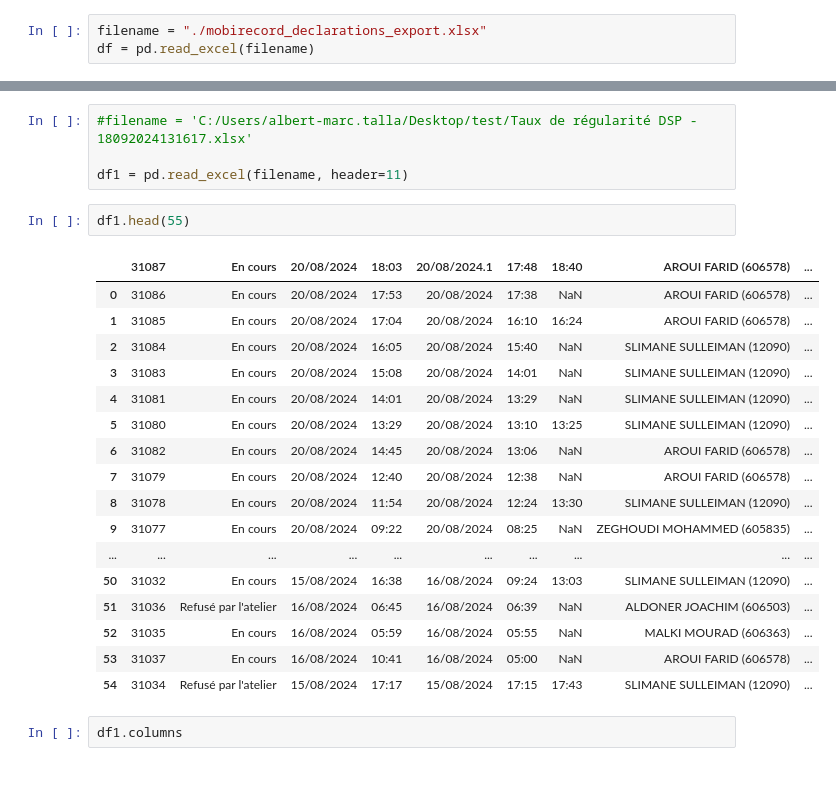
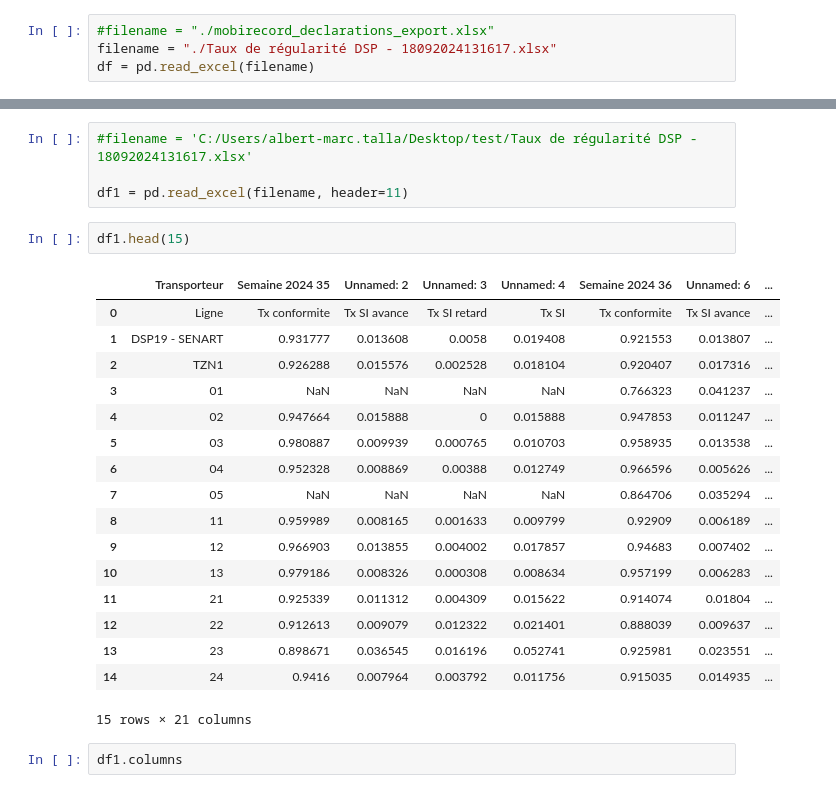
Before and after one commit to alberttalla/traitement_sae, a Jupyter notebook: TRAITEMENT SAE.ipynb, the cells around one changed output, grey strips where cells are left out. Saved outputs shown, nothing was run; the diff lists cells and outputs as text.

```diff
--- a/TRAITEMENT SAE.ipynb
+++ b/TRAITEMENT SAE.ipynb
@@ -21,4 +15,5 @@ Requirement already satisfied: et-xmlfile in /usr/local/lib/python3.11/site-pack
 # %%
-filename = "./mobirecord_declarations_export.xlsx"
+#filename = "./mobirecord_declarations_export.xlsx"
+filename = "./Taux de régularité DSP - 18092024131617.xlsx"
 df = pd.read_excel(filename)
 # %%
@@ -46,25 +36,25 @@ df.head(50)
 
 df1 = pd.read_excel(filename, header=11)
 # %%
-df1.head(55)
+df1.head(15)
 # %% [output]
-|  | 31087 | En cours | 20/08/2024 | 18:03 | 20/08/2024.1 | 17:48 | 18:40 | AROUI FARID (606578) | ... |
-| 0 | 31086 | En cours | 20/08/2024 | 17:53 | 20/08/2024 | 17:38 | NaN | AROUI FARID (606578) | ... |
-| 1 | 31085 | En cours | 20/08/2024 | 17:04 | 20/08/2024 | 16:10 | 16:24 | AROUI FARID (606578) | ... |
-| 2 | 31084 | En cours | 20/08/2024 | 16:05 | 20/08/2024 | 15:40 | NaN | SLIMANE SULLEIMAN (12090) | ... |
-| 3 | 31083 | En cours | 20/08/2024 | 15:08 | 20/08/2024 | 14:01 | NaN | SLIMANE SULLEIMAN (12090) | ... |
-| 4 | 31081 | En cours | 20/08/2024 | 14:01 | 20/08/2024 | 13:29 | NaN | SLIMANE SULLEIMAN (12090) | ... |
-| 5 | 31080 | En cours | 20/08/2024 | 13:29 | 20/08/2024 | 13:10 | 13:25 | SLIMANE SULLEIMAN (12090) | ... |
-| 6 | 31082 | En cours | 20/08/2024 | 14:45 | 20/08/2024 | 13:06 | NaN | AROUI FARID (606578) | ... |
-| 7 | 31079 | En cours | 20/08/2024 | 12:40 | 20/08/2024 | 12:38 | NaN | AROUI FARID (606578) | ... |
-| 8 | 31078 | En cours | 20/08/2024 | 11:54 | 20/08/2024 | 12:24 | 13:30 | SLIMANE SULLEIMAN (12090) | ... |
-| 9 | 31077 | En cours | 20/08/2024 | 09:22 | 20/08/2024 | 08:25 | NaN | ZEGHOUDI MOHAMMED (605835) | ... |
-| ... | ... | ... | ... | ... | ... | ... | ... | ... | ... |
-| 50 | 31032 | En cours | 15/08/2024 | 16:38 | 16/08/2024 | 09:24 | 13:03 | SLIMANE SULLEIMAN (12090) | ... |
-| 51 | 31036 | Refusé par l'atelier | 16/08/2024 | 06:45 | 16/08/2024 | 06:39 | NaN | ALDONER JOACHIM (606503) | ... |
-| 52 | 31035 | En cours | 16/08/2024 | 05:59 | 16/08/2024 | 05:55 | NaN | MALKI MOURAD (606363) | ... |
-| 53 | 31037 | En cours | 16/08/2024 | 10:41 | 16/08/2024 | 05:00 | NaN | AROUI FARID (606578) | ... |
-| 54 | 31034 | Refusé par l'atelier | 15/08/2024 | 17:17 | 15/08/2024 | 17:15 | 17:43 | SLIMANE SULLEIMAN (12090) | ... |
+|  | Transporteur | Semaine 2024 35 | Unnamed: 2 | Unnamed: 3 | Unnamed: 4 | Semaine 2024 36 | Unnamed: 6 | ... |
+| 0 | Ligne | Tx conformite | Tx SI avance | Tx SI retard | Tx SI | Tx conformite | Tx SI avance | ... |
+| 1 | DSP19 - SENART | 0.931777 | 0.013608 | 0.0058 | 0.019408 | 0.921553 | 0.013807 | ... |
+| 2 | TZN1 | 0.926288 | 0.015576 | 0.002528 | 0.018104 | 0.920407 | 0.017316 | ... |
+| 3 | 01 | NaN | NaN | NaN | NaN | 0.766323 | 0.041237 | ... |
+| 4 | 02 | 0.947664 | 0.015888 | 0 | 0.015888 | 0.947853 | 0.011247 | ... |
+| 5 | 03 | 0.980887 | 0.009939 | 0.000765 | 0.010703 | 0.958935 | 0.013538 | ... |
+| 6 | 04 | 0.952328 | 0.008869 | 0.00388 | 0.012749 | 0.966596 | 0.005626 | ... |
+| 7 | 05 | NaN | NaN | NaN | NaN | 0.864706 | 0.035294 | ... |
+| 8 | 11 | 0.959989 | 0.008165 | 0.001633 | 0.009799 | 0.92909 | 0.006189 | ... |
+| 9 | 12 | 0.966903 | 0.013855 | 0.004002 | 0.017857 | 0.94683 | 0.007402 | ... |
+| 10 | 13 | 0.979186 | 0.008326 | 0.000308 | 0.008634 | 0.957199 | 0.006283 | ... |
+| 11 | 21 | 0.925339 | 0.011312 | 0.004309 | 0.015622 | 0.914074 | 0.01804 | ... |
+| 12 | 22 | 0.912613 | 0.009079 | 0.012322 | 0.021401 | 0.888039 | 0.009637 | ... |
+| 13 | 23 | 0.898671 | 0.036545 | 0.016196 | 0.052741 | 0.925981 | 0.023551 | ... |
+| 14 | 24 | 0.9416 | 0.007964 | 0.003792 | 0.011756 | 0.915035 | 0.014935 | ... |
+15 rows × 21 columns
 # %%
 df1.columns
 # %% [output]
```
Also changed, not shown: parts of 24 cells of this notebook, 4 other files.
